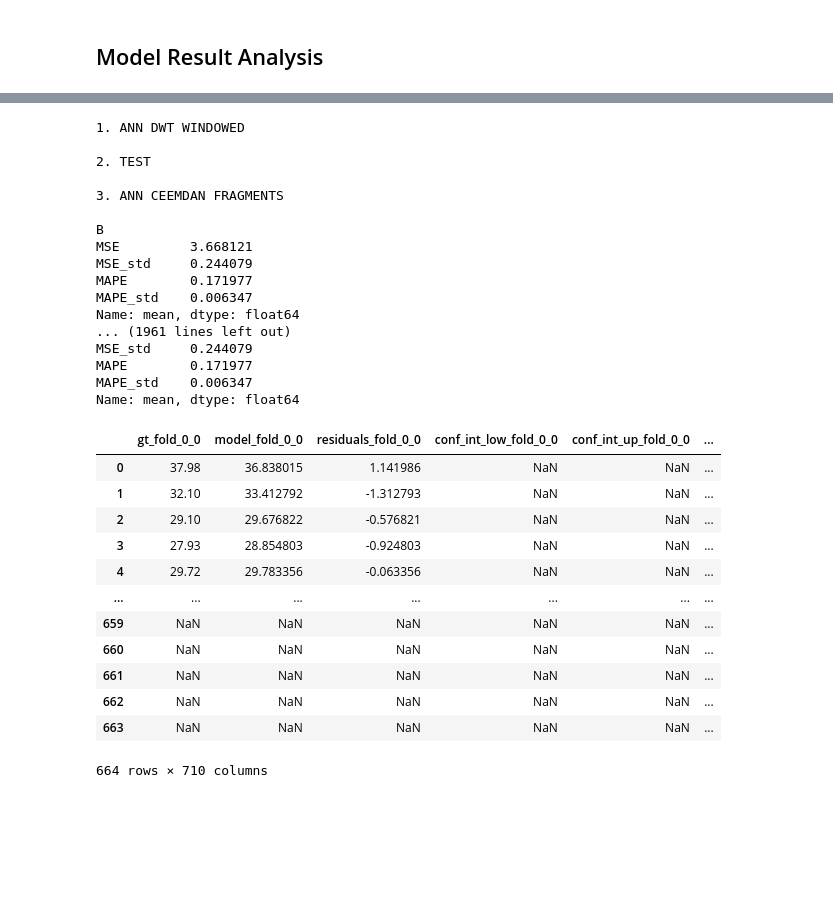
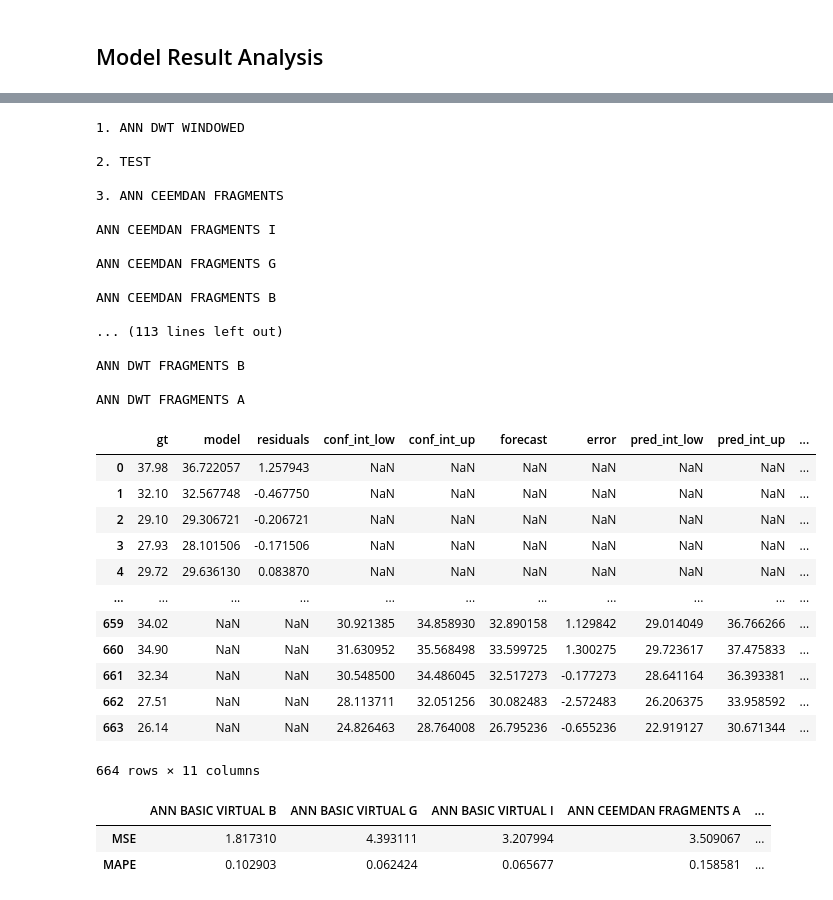
Before and after one commit to oscarwoodi/water-demand-forecasting-neural-networks, a Jupyter notebook: src/results.ipynb, the cells around one changed output, grey strips where cells are left out. Drawn from its saved outputs; the diff is of its cells as text; code cells hidden in the pictures; blank space fills up the shorter version.

```diff
--- a/src/results.ipynb
+++ b/src/results.ipynb
@@ -53,6 +43,6 @@ Length: 664, dtype: float64
 # %%
 # Print multi validation metric for each experiment
-report_metrics = ['MSE', 'MSE_std', 'MAPE', 'MAPE_std']
+report_metrics = ['MSE', 'MAPE']
 comparison_df = pd.DataFrame(index=report_metrics)
 forecast_datasets = {}
 
@@ -79,16 +69,9 @@ for n, test in enumerate(experiment_files):
                 forecast_datasets[experiments[n]][label] = df_forecast
             else:
                 forecast_datasets[experiments[n]][label] += df_forecast
-
-            print(f"\n{label}")
         else:
             label = ' '.join(forecast.split('/')[-1].split('_')[1].upper())
             forecast_datasets[experiments[n]][label] = df_forecast
-            print(f"\n{label}")
-
-
-        print(mean_vals)
-
 
     # separate metric results
     for metric in metrics:
@@ -99,11 +82,8 @@ for n, test in enumerate(experiment_files):
             # get table of metrics
             df_metric = pd.read_csv(metric+'.csv').set_index('Fold')
             df_metric = df_metric.rename(columns={col: '_'.join(col.split('_')[:-1]) for col in df_metric.columns if col.split('_')[-1] == 'mean'})
-            print(df_metric)
             mean_vals = df_metric.loc['mean', report_metrics].T
             comparison_df[str(label)] = mean_vals
-
-        print(mean_vals)
 
 # get metric for DWT and CEEMDAN
 # Combine decomposed forecasts
@@ -149,30 +129,36 @@ for experiment in tests:
 
 3. ANN CEEMDAN FRAGMENTS
 
-B
-MSE         3.668121
-MSE_std     0.244079
-MAPE        0.171977
-MAPE_std    0.006347
-Name: mean, dtype: float64
-... (1961 lines left out)
-MSE_std     0.244079
-MAPE        0.171977
-MAPE_std    0.006347
-Name: mean, dtype: float64
+ANN CEEMDAN FRAGMENTS I
+
+ANN CEEMDAN FRAGMENTS G
+
+ANN CEEMDAN FRAGMENTS B
+
+... (113 lines left out)
+
+ANN DWT FRAGMENTS B
+
+ANN DWT FRAGMENTS A
-# %%
-forecast_datasets[experiment][dma]
-# %% [output]
-|  | gt_fold_0_0 | model_fold_0_0 | residuals_fold_0_0 | conf_int_low_fold_0_0 | conf_int_up_fold_0_0 | ... |
-| 0 | 37.98 | 36.838015 | 1.141986 | NaN | NaN | ... |
-| 1 | 32.10 | 33.412792 | -1.312793 | NaN | NaN | ... |
-| 2 | 29.10 | 29.676822 | -0.576821 | NaN | NaN | ... |
-| 3 | 27.93 | 28.854803 | -0.924803 | NaN | NaN | ... |
-| 4 | 29.72 | 29.783356 | -0.063356 | NaN | NaN | ... |
-| ... | ... | ... | ... | ... | ... | ... |
-| 659 | NaN | NaN | NaN | NaN | NaN | ... |
-| 660 | NaN | NaN | NaN | NaN | NaN | ... |
-| 661 | NaN | NaN | NaN | NaN | NaN | ... |
-| 662 | NaN | NaN | NaN | NaN | NaN | ... |
-| 663 | NaN | NaN | NaN | NaN | NaN | ... |
-664 rows × 710 columns
+# %%
+forecast_df
+# %% [output]
+|  | gt | model | residuals | conf_int_low | conf_int_up | forecast | error | pred_int_low | pred_int_up | ... |
+| 0 | 37.98 | 36.722057 | 1.257943 | NaN | NaN | NaN | NaN | NaN | NaN | ... |
+| 1 | 32.10 | 32.567748 | -0.467750 | NaN | NaN | NaN | NaN | NaN | NaN | ... |
+| 2 | 29.10 | 29.306721 | -0.206721 | NaN | NaN | NaN | NaN | NaN | NaN | ... |
+| 3 | 27.93 | 28.101506 | -0.171506 | NaN | NaN | NaN | NaN | NaN | NaN | ... |
+| 4 | 29.72 | 29.636130 | 0.083870 | NaN | NaN | NaN | NaN | NaN | NaN | ... |
+| ... | ... | ... | ... | ... | ... | ... | ... | ... | ... | ... |
+| 659 | 34.02 | NaN | NaN | 30.921385 | 34.858930 | 32.890158 | 1.129842 | 29.014049 | 36.766266 | ... |
+| 660 | 34.90 | NaN | NaN | 31.630952 | 35.568498 | 33.599725 | 1.300275 | 29.723617 | 37.475833 | ... |
+| 661 | 32.34 | NaN | NaN | 30.548500 | 34.486045 | 32.517273 | -0.177273 | 28.641164 | 36.393381 | ... |
+| 662 | 27.51 | NaN | NaN | 28.113711 | 32.051256 | 30.082483 | -2.572483 | 26.206375 | 33.958592 | ... |
+| 663 | 26.14 | NaN | NaN | 24.826463 | 28.764008 | 26.795236 | -0.655236 | 22.919127 | 30.671344 | ... |
+664 rows × 11 columns
+# %%
+comparison_df.sort_index(axis=1).iloc[:, -20:]
+# %% [output]
+|  | ANN BASIC VIRTUAL B | ANN BASIC VIRTUAL G | ANN BASIC VIRTUAL I | ANN CEEMDAN FRAGMENTS A | ... |
+| MSE | 1.817310 | 4.393111 | 3.207994 | 3.509067 | ... |
+| MAPE | 0.102903 | 0.062424 | 0.065677 | 0.158581 | ... |
```
Also changed, not shown: parts of 8 cells of this notebook, 12 other files.
